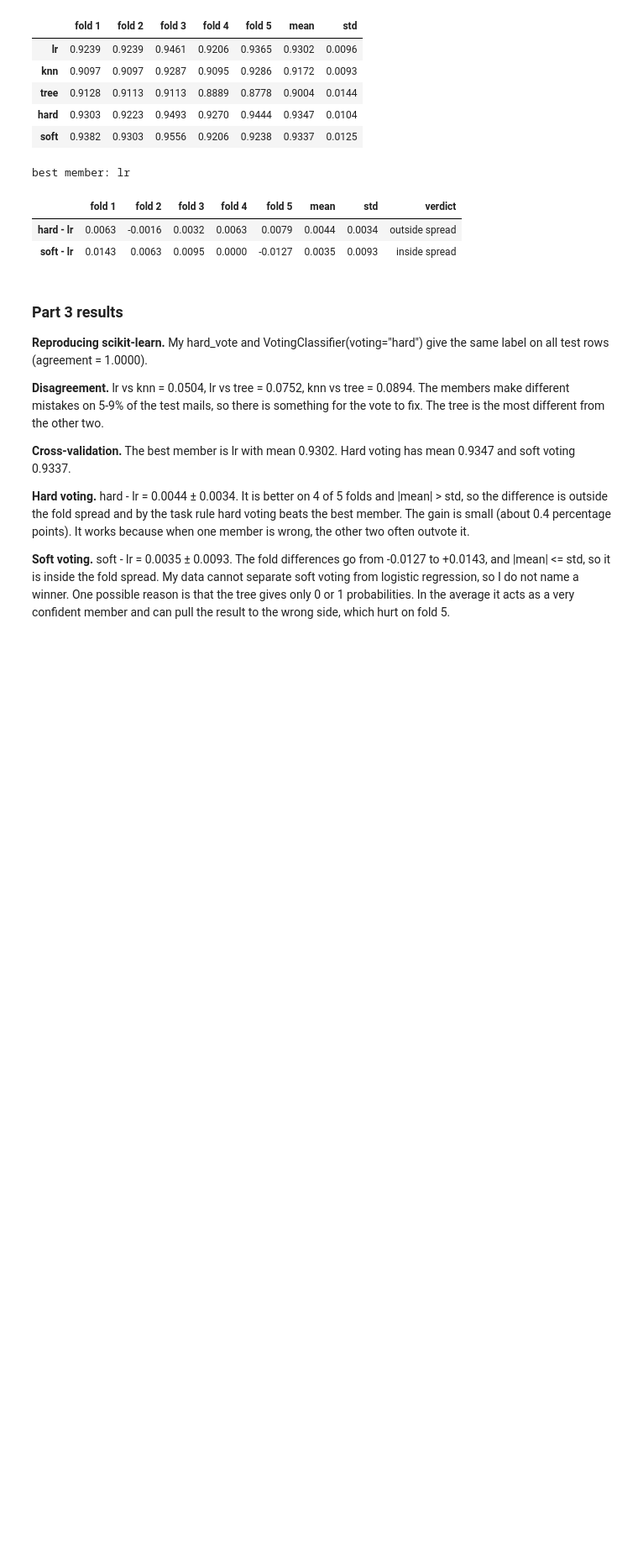
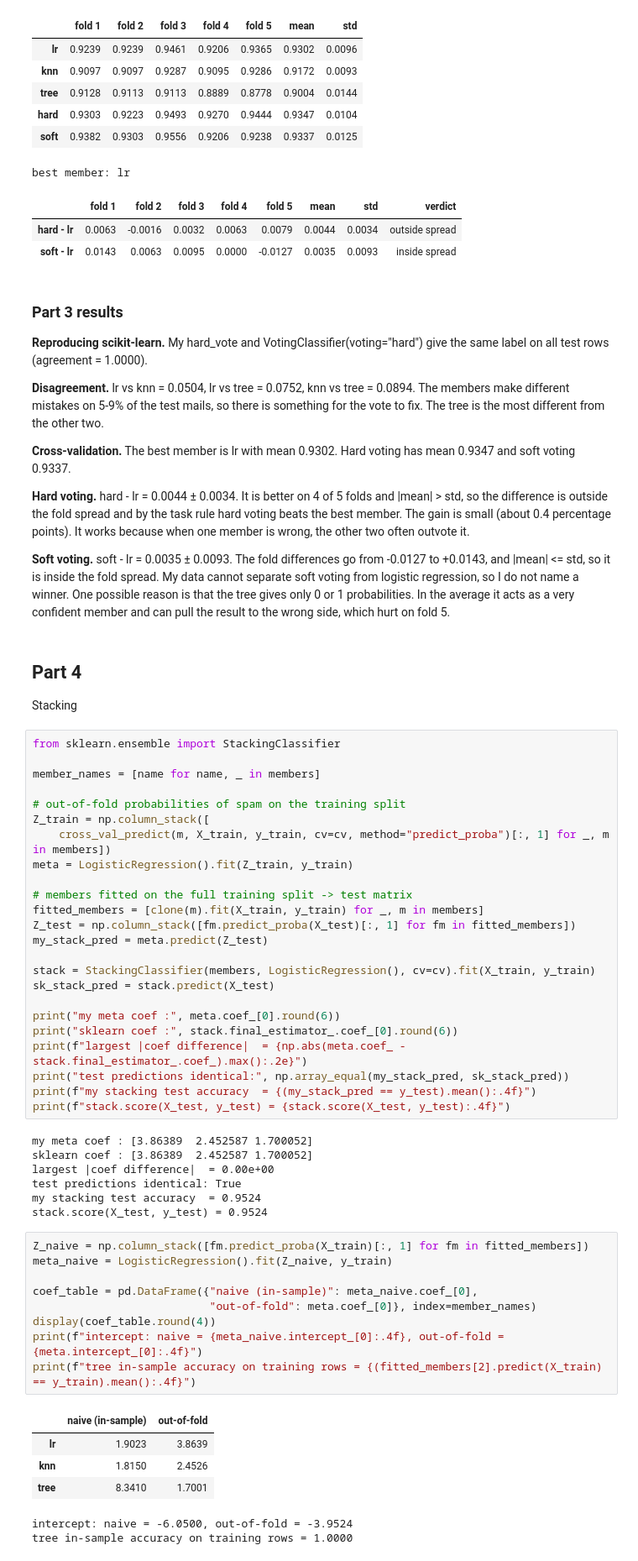
Before and after one commit to danieldiaz-smakov/smakov_ML_task_4, a Jupyter notebook: smakov_task4.ipynb, the cells around one changed output. Shown at 84% size. Saved outputs shown, nothing was run; the diff lists cells and outputs as text; blank space fills up the shorter version.

```diff
--- a/smakov_task4.ipynb
+++ b/smakov_task4.ipynb
@@ -368,3 +368,53 @@ best member: lr
 **Hard voting.** hard - lr = 0.0044 ± 0.0034. It is better on 4 of 5 folds and |mean| > std, so the difference is outside the fold spread and by the task rule hard voting beats the best member. The gain is small (about 0.4 percentage points). It works because when one member is wrong, the other two often outvote it.
 
 **Soft voting.** soft - lr = 0.0035 ± 0.0093. The fold differences go from -0.0127 to +0.0143, and |mean| <= std, so it is inside the fold spread. My data cannot separate soft voting from logistic regression, so I do not name a winner. One possible reason is that the tree gives only 0 or 1 probabilities. In the average it acts as a very confident member and can pull the result to the wrong side, which hurt on fold 5.
+# %% [markdown]
+## Part 4
+Stacking
+# %%
+from sklearn.ensemble import StackingClassifier
+
+member_names = [name for name, _ in members]
+
+# out-of-fold probabilities of spam on the training split
+Z_train = np.column_stack([
+    cross_val_predict(m, X_train, y_train, cv=cv, method="predict_proba")[:, 1] for _, m in members])
+meta = LogisticRegression().fit(Z_train, y_train)
+
+# members fitted on the full training split -> test matrix
+fitted_members = [clone(m).fit(X_train, y_train) for _, m in members]
+Z_test = np.column_stack([fm.predict_proba(X_test)[:, 1] for fm in fitted_members])
+my_stack_pred = meta.predict(Z_test)
+
+stack = StackingClassifier(members, LogisticRegression(), cv=cv).fit(X_train, y_train)
+sk_stack_pred = stack.predict(X_test)
+
+print("my meta coef :", meta.coef_[0].round(6))
+print("sklearn coef :", stack.final_estimator_.coef_[0].round(6))
+print(f"largest |coef difference|  = {np.abs(meta.coef_ - stack.final_estimator_.coef_).max():.2e}")
+print("test predictions identical:", np.array_equal(my_stack_pred, sk_stack_pred))
+print(f"my stacking test accuracy  = {(my_stack_pred == y_test).mean():.4f}")
+print(f"stack.score(X_test, y_test) = {stack.score(X_test, y_test):.4f}")
+# %% [output]
+my meta coef : [3.86389  2.452587 1.700052]
+sklearn coef : [3.86389  2.452587 1.700052]
+largest |coef difference|  = 0.00e+00
+test predictions identical: True
+my stacking test accuracy  = 0.9524
+stack.score(X_test, y_test) = 0.9524
+# %%
+Z_naive = np.column_stack([fm.predict_proba(X_train)[:, 1] for fm in fitted_members])
+meta_naive = LogisticRegression().fit(Z_naive, y_train)
+
+coef_table = pd.DataFrame({"naive (in-sample)": meta_naive.coef_[0],
+                           "out-of-fold": meta.coef_[0]}, index=member_names)
+display(coef_table.round(4))
+print(f"intercept: naive = {meta_naive.intercept_[0]:.4f}, out-of-fold = {meta.intercept_[0]:.4f}")
+print(f"tree in-sample accuracy on training rows = {(fitted_members[2].predict(X_train) == y_train).mean():.4f}")
+# %% [output]
+|  | naive (in-sample) | out-of-fold |
+| lr | 1.9023 | 3.8639 |
+| knn | 1.8150 | 2.4526 |
+| tree | 8.3410 | 1.7001 |
+intercept: naive = -6.0500, out-of-fold = -3.9524
+tree in-sample accuracy on training rows = 1.0000
```
Also changed, not shown: parts of 2 cells of this notebook.
